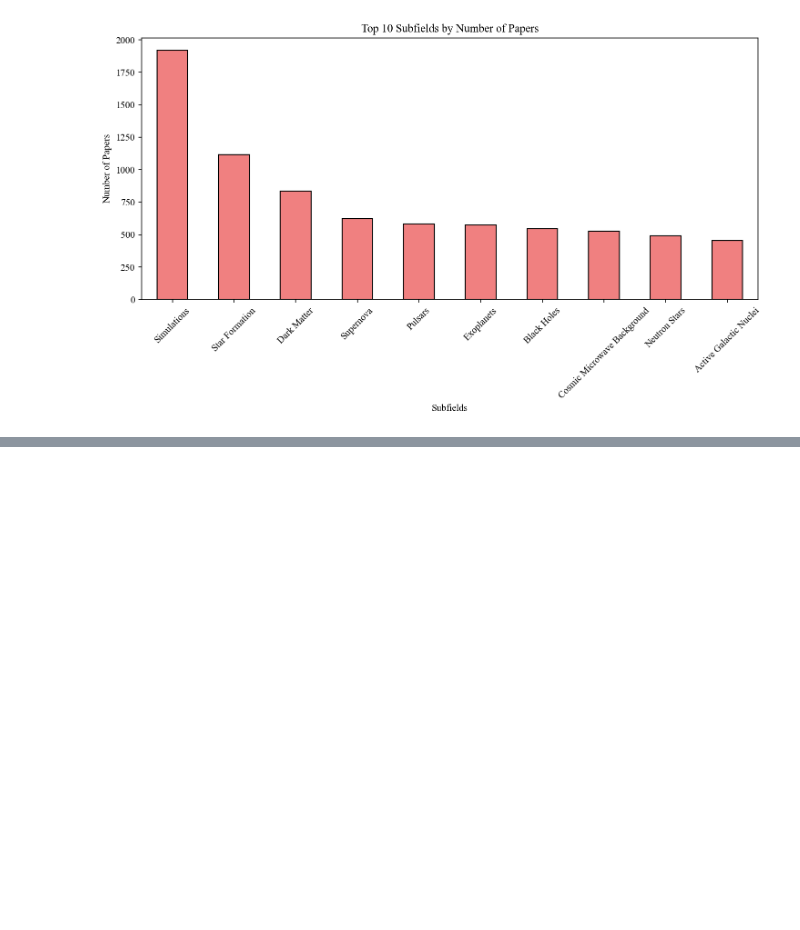
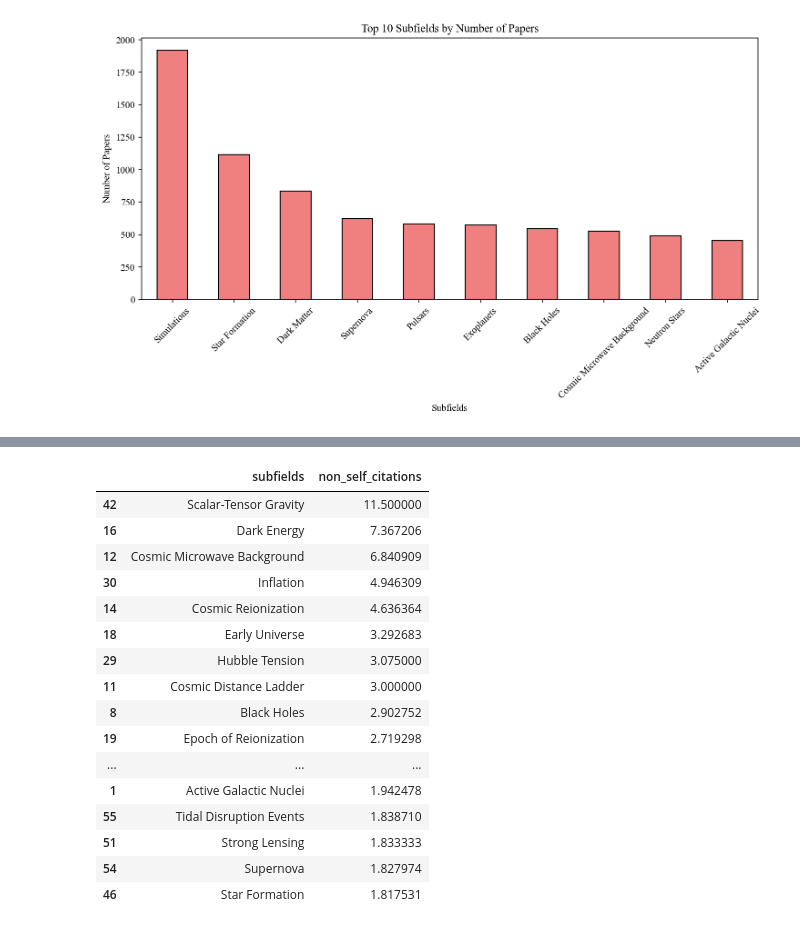
Before and after one commit to romms921/arXiver, a Jupyter notebook: subfields.ipynb, the cells around one changed output, grey strips where cells are left out. Saved outputs shown, nothing was run; the diff lists cells and outputs as text; code cells hidden in the pictures; blank space fills up the shorter version.

Commit message:
subfields update

```diff
--- a/subfields.ipynb
+++ b/subfields.ipynb
@@ -276,0 +355,27 @@ subfield_page_counts
+# %%
+# EAAC
+eaac_citations_per_paper_subfield = data.groupby('subfields')['non_self_citations'].mean().reset_index()
+eaac_citations_per_paper_subfield = eaac_citations_per_paper_subfield[eaac_citations_per_paper_subfield['subfields'] != 'Unclassified']
+eaac_citations_per_paper_subfield
+
+# Top 10 Subfields
+top_eaac_citations_per_paper_subfield = eaac_citations_per_paper_subfield.sort_values(by='non_self_citations', ascending=False).head(20)
+top_eaac_citations_per_paper_subfield
+# %% [output]
+|  | subfields | non_self_citations |
+| 42 | Scalar-Tensor Gravity | 11.500000 |
+| 16 | Dark Energy | 7.367206 |
+| 12 | Cosmic Microwave Background | 6.840909 |
+| 30 | Inflation | 4.946309 |
+| 14 | Cosmic Reionization | 4.636364 |
+| 18 | Early Universe | 3.292683 |
+| 29 | Hubble Tension | 3.075000 |
+| 11 | Cosmic Distance Ladder | 3.000000 |
+| 8 | Black Holes | 2.902752 |
+| 19 | Epoch of Reionization | 2.719298 |
+| ... | ... | ... |
+| 1 | Active Galactic Nuclei | 1.942478 |
+| 55 | Tidal Disruption Events | 1.838710 |
+| 51 | Strong Lensing | 1.833333 |
+| 54 | Supernova | 1.827974 |
+| 46 | Star Formation | 1.817531 |
```
Also changed, not shown: parts of 4 cells of this notebook, 1 other file.
